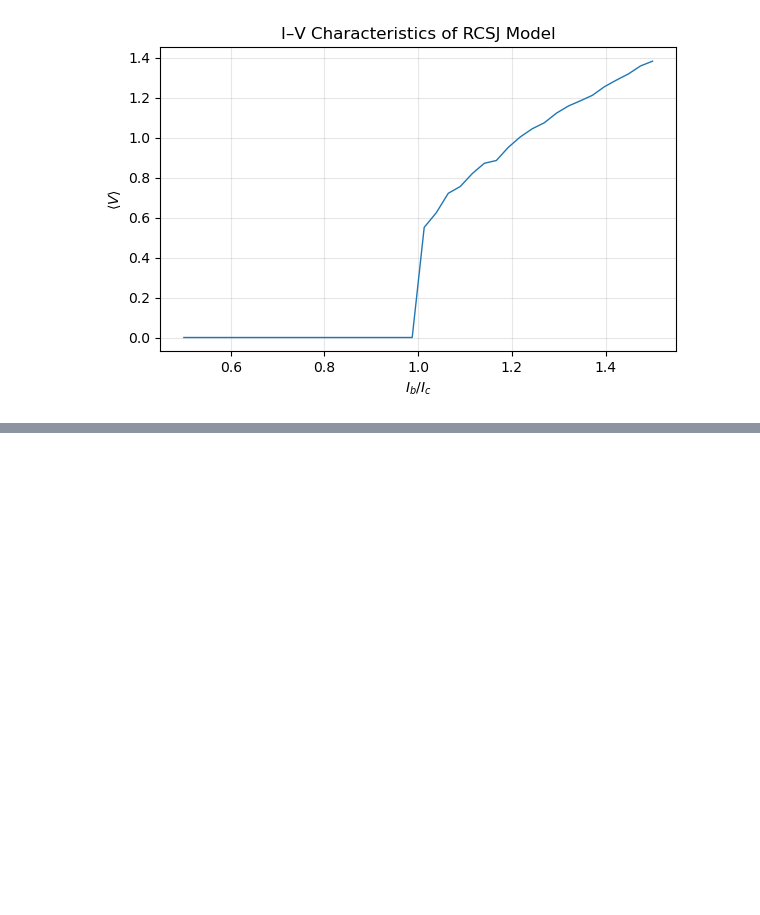
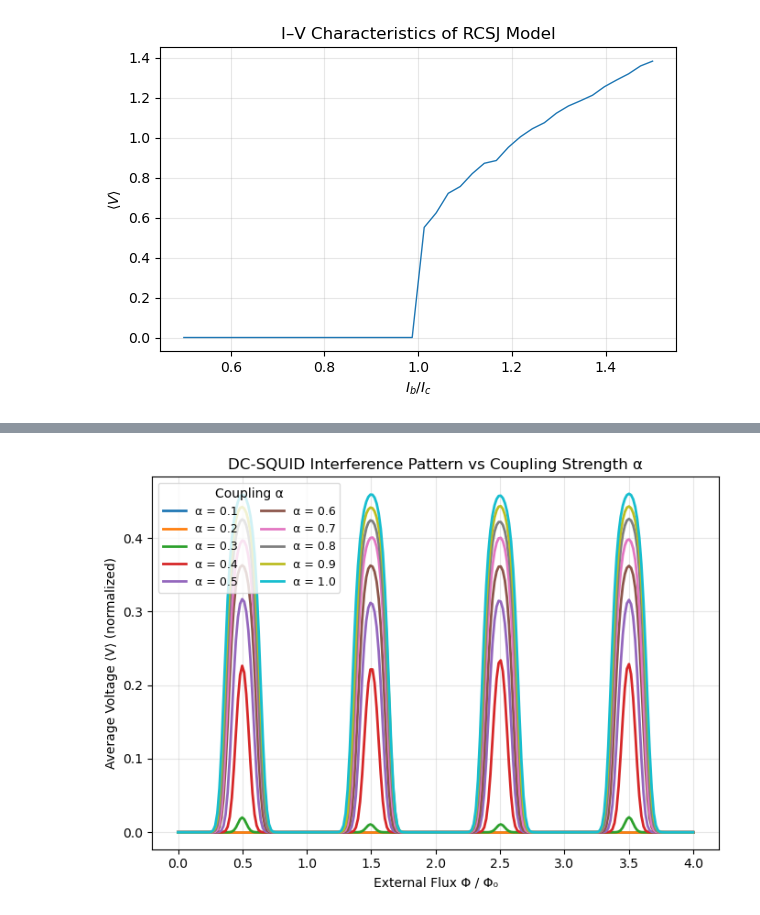
Before and after one commit to ehdwns0621-bot/Coupled-RCSJ-equations-for-a-DC_SQUID, a Jupyter notebook: 발표1.ipynb, the cells around one changed output, grey strips where cells are left out. Drawn from its saved outputs; the diff is of its cells as text; code cells hidden in the pictures; blank space fills up the shorter version.

```diff
--- a/발표1.ipynb
+++ b/발표1.ipynb
@@ -161,0 +113,36 @@ plt.show()
+# %%
+# -----------------------------
+# α Sweep 시뮬레이션 (전역 alpha_couple 사용)
+# -----------------------------
+alpha_values = np.linspace(0.1, 1.0, 10)
+plt.figure(figsize=(7,5))
+
+for α in alpha_values:
+    alpha_couple = α        # 루프 돌 때마다 전역 alpha값 갱신
+    Vavg_squid = []
+
+    for phi_ext in phi_ext_values:
+        sol = solve_ivp(
+            squid,                   # 이미 정의된 함수 그대로 사용
+            t_span, [0,0,0,0],
+            args=(phi_ext,),          # phi_ext만 전달
+            t_eval=t_eval, rtol=1e-5, atol=1e-7
+        )
+        V = (sol.y[1] + sol.y[3]) / 2
+        Vavg_squid.append(np.mean(V[int(len(V)*avg_window):]))
+
+    Vavg_smooth = gaussian_filter1d(Vavg_squid, sigma=2)
+    plt.plot(phi_ext_values, Vavg_smooth, lw=2, label=f'α = {α:.1f}')
+
+plt.xlabel('External Flux Φ / Φ₀')
+plt.ylabel('Average Voltage ⟨V⟩ (normalized)')
+plt.title('DC-SQUID Interference Pattern vs Coupling Strength α')
+plt.grid(True, alpha=0.3)
+plt.legend(
+    title='Coupling α',
+    ncol=2, fontsize=9, title_fontsize=10,
+    frameon=True, facecolor='white', edgecolor='lightgray', loc='upper left')
+plt.tight_layout()
+plt.show()
+# %% [output]
+[figure, added]
```
Also changed, not shown: parts of 5 cells of this notebook.
